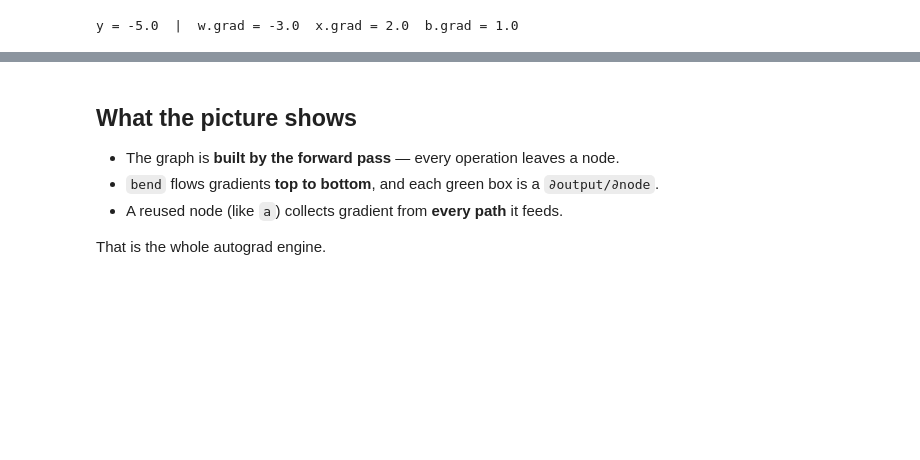
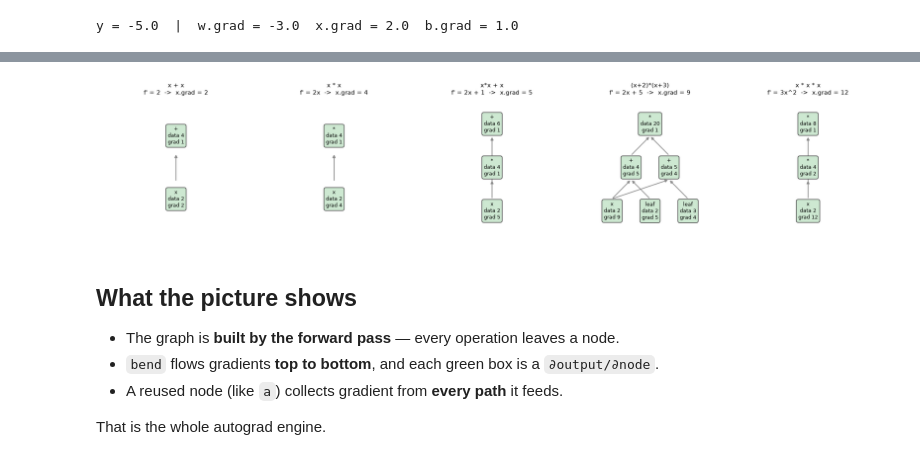
Before and after one commit to menicacci/bonsaigrad, a Jupyter notebook: notebooks/01_leaf.ipynb, the cells around one changed output, grey strips where cells are left out. Drawn from its saved outputs; the diff is of its cells as text; code cells hidden in the pictures; blank space fills up the shorter version.

Commit message:
Add simple-operations examples to `Leaf` notebook

```diff
--- a/notebooks/01_leaf.ipynb
+++ b/notebooks/01_leaf.ipynb
@@ -136,3 +140,22 @@ y = -5.0  |  w.grad = -3.0  x.grad = 2.0  b.grad = 1.0
+# %%
+examples = [
+    ("x + x",         lambda x: x + x,             "f' = 2"),
+    ("x * x",         lambda x: x * x,             "f' = 2x"),
+    ("x*x + x",       lambda x: x * x + x,         "f' = 2x + 1"),
+    ("(x+2)*(x+3)",   lambda x: (x + 2) * (x + 3), "f' = 2x + 5"),
+    ("x * x * x",     lambda x: x * x * x,         "f' = 3x^2"),
+]
+
+fig, axes = plt.subplots(1, len(examples), figsize=(4 * len(examples), 4.2))
+for ax, (expr, build, deriv) in zip(axes, examples):
+    x = Leaf(2.0)
+    out = build(x)
+    out.bend()
+    draw_graph(out, {id(x): "x"}, ax=ax, title=f"{expr}\n{deriv}  ->  x.grad = {x.grad.item():.0f}")
+plt.tight_layout()
+plt.show()
+# %% [output]
+[figure, added]
 # %% [markdown]
 ## What the picture shows
 
```
Also changed, not shown: parts of 1 cell of this notebook.
